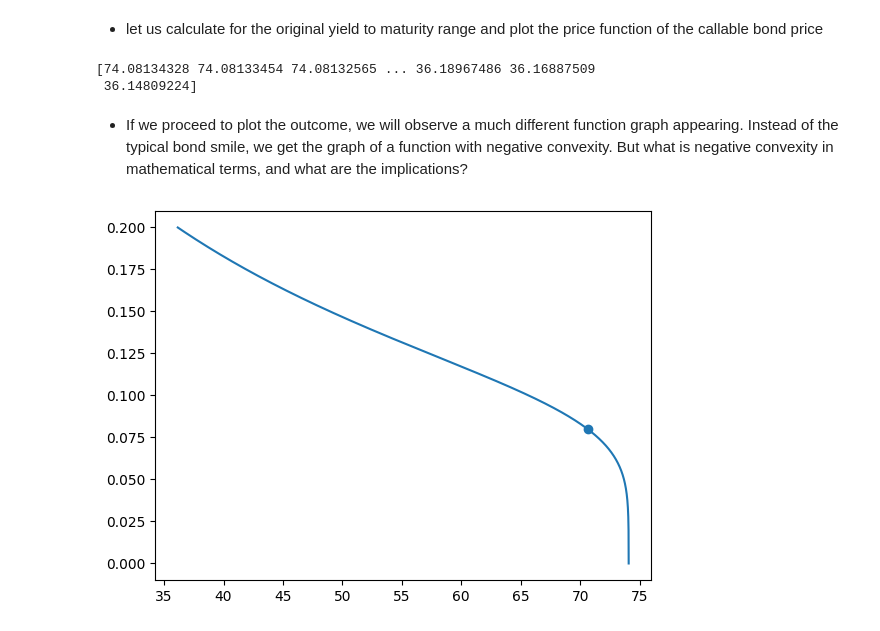
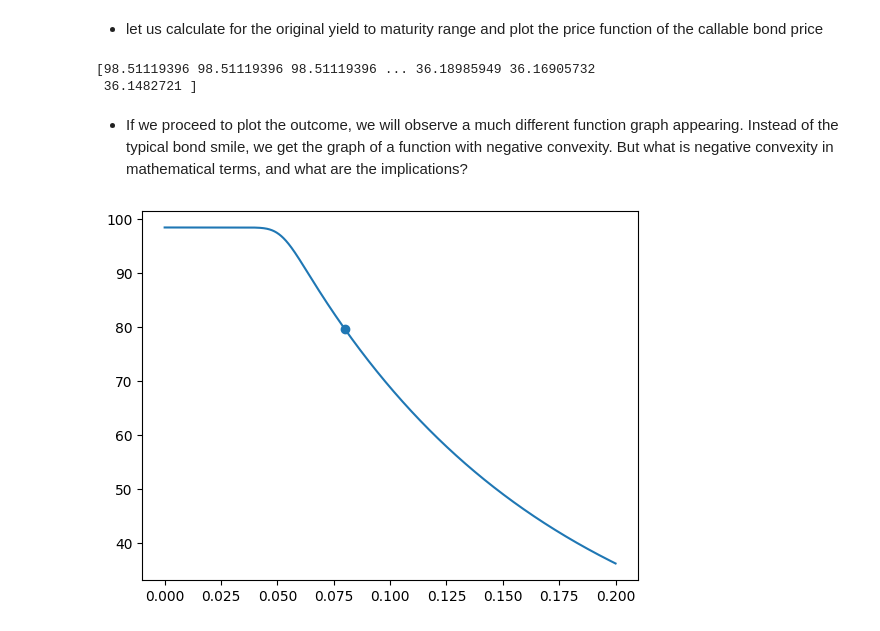
Before and after one commit to Kamend1/math_for_developers_final_project, a Jupyter notebook: project_notebooks/02_black_scholes_option_pricing_model/2_2_option_pricing_in_bonds.ipynb, the cells around one changed output. Cells and saved outputs as stored; diff of their text form; code cells hidden in the pictures.

Commit message:
Fix: discovered wrong assumption in the embedded option term. I had by mistake equalized it with the bond, maturity while it needs to be expiring at the next coupon date

```diff
--- a/project_notebooks/02_black_scholes_option_pricing_model/2_2_option_pricing_in_bonds.ipynb
+++ b/project_notebooks/02_black_scholes_option_pricing_model/2_2_option_pricing_in_bonds.ipynb
@@ -465,20 +381,20 @@ print(callable_bond_price)
 # %% [markdown]
  - let us calculate for the original yield to maturity range and plot the price function of the callable bond price
 # %%
-callable_prices = calculate_callable_bond_price(ytm, face_v, coupon, years, num_periods, strike_price)
+callable_prices = b_calc.calculate_callable_bond_price(ytm, face_v, coupon, years, num_periods, strike_price)
 print(callable_prices)
 # %% [output]
-[74.08134328 74.08133454 74.08132565 ... 36.18967486 36.16887509
- 36.14809224]
+[98.51119396 98.51119396 98.51119396 ... 36.18985949 36.16905732
+ 36.1482721 ]
 # %% [markdown]
  - If we proceed to plot the outcome, we will observe a much different function graph appearing. Instead of the typical bond smile, we get the graph of a function with negative convexity. But what is negative convexity in mathematical terms, and what are the implications?
 # %%
-p_target = calculate_callable_bond_price(0.08, face_v, coupon, years, num_periods, strike_price)
-plt.plot(callable_prices, ytm)
-plt.scatter([p_target], [0.08])
+p_target = b_calc.calculate_callable_bond_price(0.08, face_v, coupon, years, num_periods, strike_price)
+plt.plot(ytm, callable_prices)
+plt.scatter([0.08], [p_target])
 plt.show()
 # %% [output]
-[figure, old version]
+[figure, new version]
 # %% [markdown]
 ## 3) The Callable Bond
 
```
Also changed, not shown: parts of 14 cells of this notebook, 3 other files.
